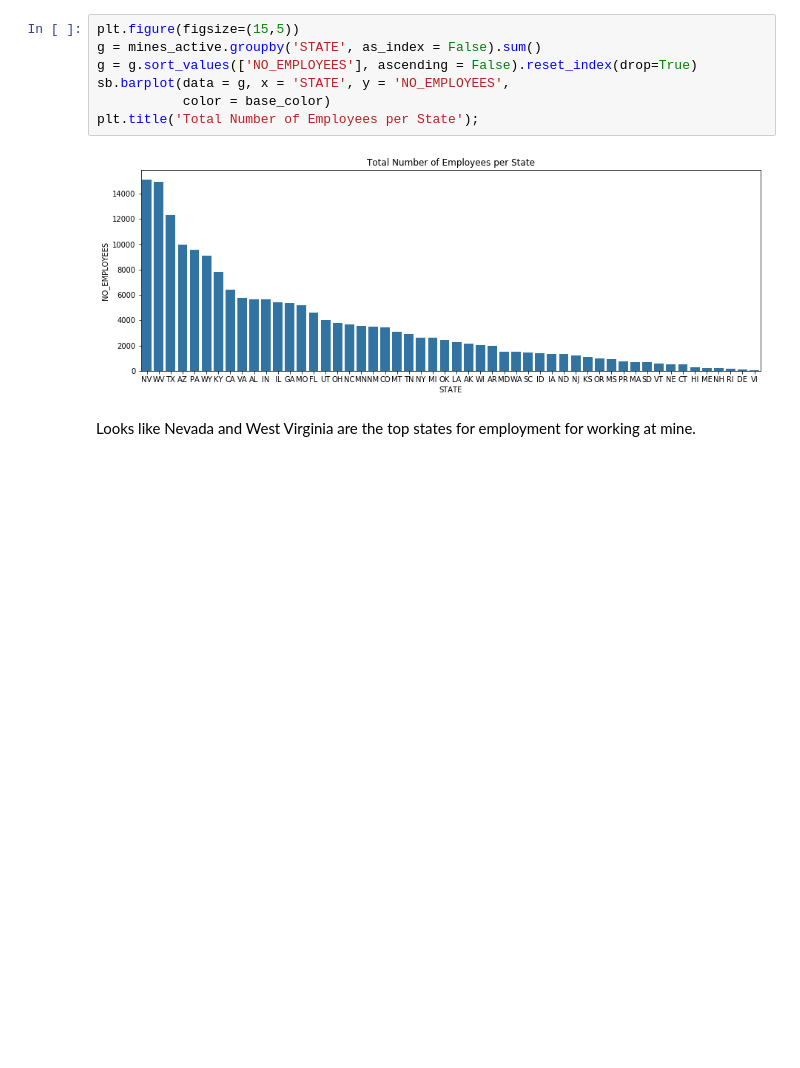
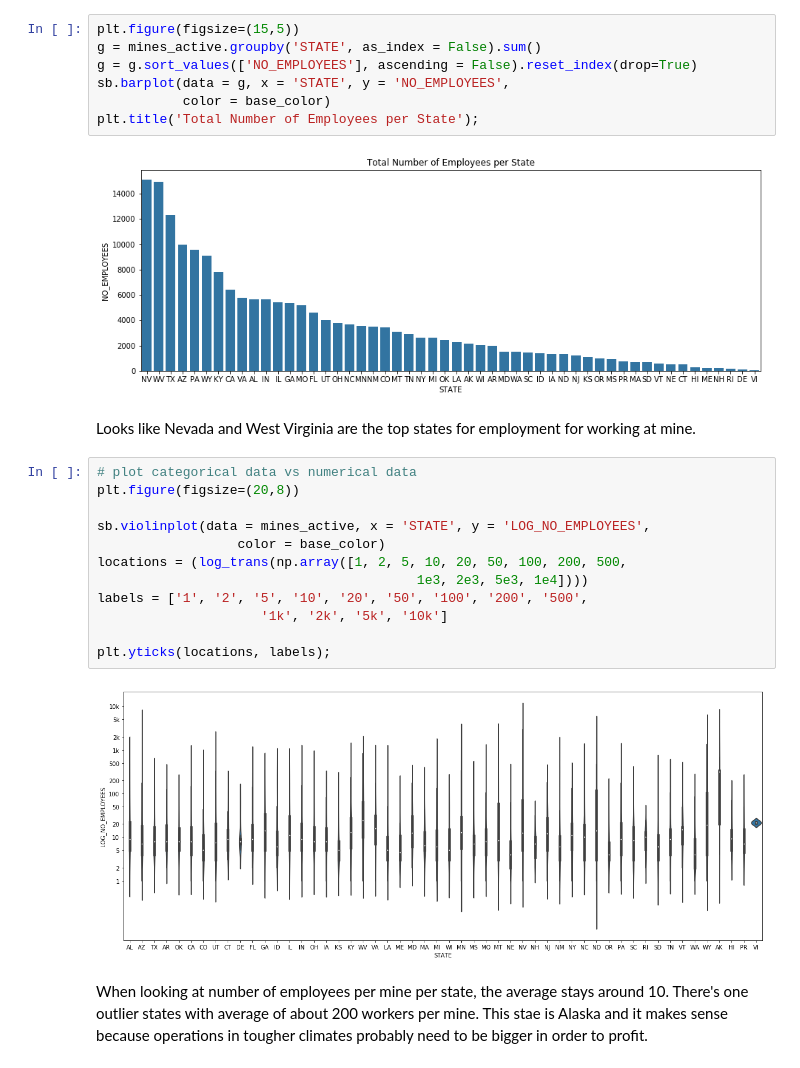
Before and after one commit to dvokinsark/us_mines, a Jupyter notebook: data_exploration.ipynb, the cells around one changed output. Cells and saved outputs as stored; diff of their text form; blank space fills up the shorter version.

```diff
--- a/data_exploration.ipynb
+++ b/data_exploration.ipynb
@@ -624,3 +639,19 @@ plt.title('Total Number of Employees per State');
 [figure]
 # %% [markdown]
 Looks like Nevada and West Virginia are the top states for employment for working at mine.
+# %%
+# plot categorical data vs numerical data
+plt.figure(figsize=(20,8))
+
+sb.violinplot(data = mines_active, x = 'STATE', y = 'LOG_NO_EMPLOYEES',
+                  color = base_color)
+locations = (log_trans(np.array([1, 2, 5, 10, 20, 50, 100, 200, 500,
+                                         1e3, 2e3, 5e3, 1e4])))
+labels = ['1', '2', '5', '10', '20', '50', '100', '200', '500',
+                     '1k', '2k', '5k', '10k']
+
+plt.yticks(locations, labels);
+# %% [output]
+[figure, added]
+# %% [markdown]
+When looking at number of employees per mine per state, the average stays around 10. There's one outlier states with average of about 200 workers per mine. This stae is Alaska and it makes sense because operations in tougher climates probably need to be bigger in order to profit.
```
Also changed, not shown: parts of 3 cells of this notebook.
